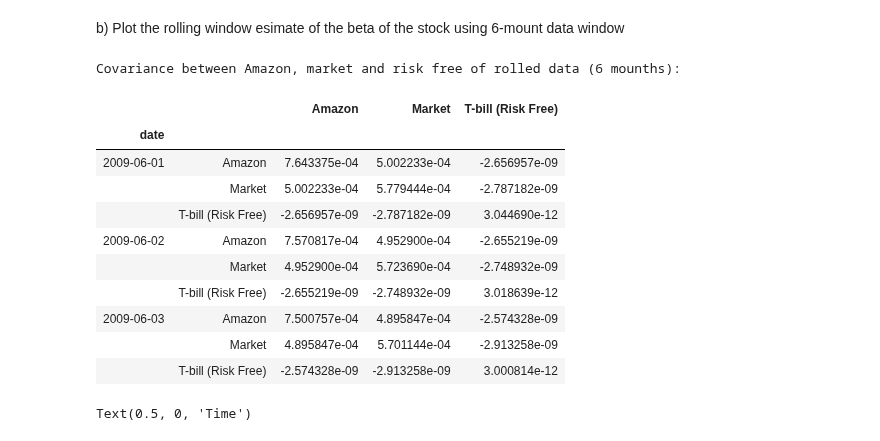
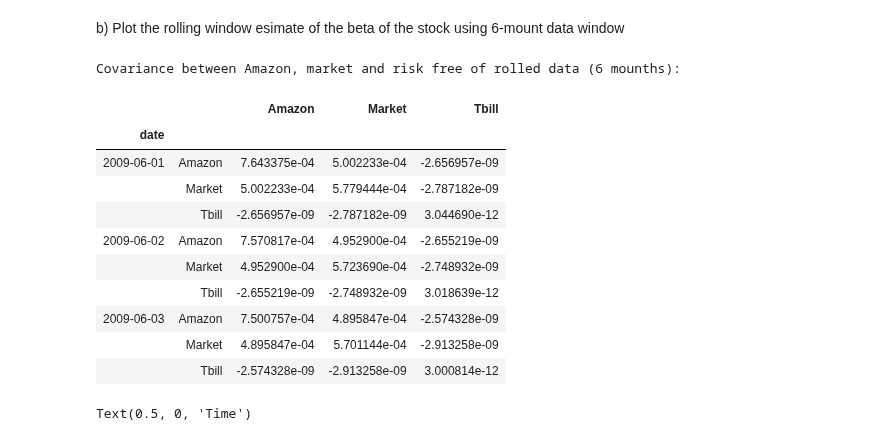
Before and after one commit to baohien97/EPFL-Investments, a Jupyter notebook: AS4/As4es2.ipynb, the cells around one changed output. Saved outputs shown, nothing was run; the diff lists cells and outputs as text; code cells hidden in the pictures.

```diff
--- a/AS4/As4es2.ipynb
+++ b/AS4/As4es2.ipynb
@@ -70,24 +70,24 @@ b) Plot the rolling window esimate of the beta of the stock using 6-mount data w
 # %%
 # Calculate rolling covariance:
 sixmounths_data = data.rolling('183D') # 183 days are half a year (6 mounths)
 cov_6m = sixmounths_data.cov() # covariance
-cov_6m = cov_6m_data.loc['2009-06-01':'2018-12-31'] # rename data
+cov_6m = cov_6m.loc['2009-06-01':'2018-12-31'] # rename data
 
 print('Covariance between Amazon, market and risk free of rolled data (6 mounths):')
 cov_6m.head(9)
 # %% [output]
 Covariance between Amazon, market and risk free of rolled data (6 mounths):
-|  |  | Amazon | Market | T-bill (Risk Free) |
+|  |  | Amazon | Market | Tbill |
 | date |  |  |  |  |
 | 2009-06-01 | Amazon | 7.643375e-04 | 5.002233e-04 | -2.656957e-09 |
 |  | Market | 5.002233e-04 | 5.779444e-04 | -2.787182e-09 |
-|  | T-bill (Risk Free) | -2.656957e-09 | -2.787182e-09 | 3.044690e-12 |
+|  | Tbill | -2.656957e-09 | -2.787182e-09 | 3.044690e-12 |
 | 2009-06-02 | Amazon | 7.570817e-04 | 4.952900e-04 | -2.655219e-09 |
 |  | Market | 4.952900e-04 | 5.723690e-04 | -2.748932e-09 |
-|  | T-bill (Risk Free) | -2.655219e-09 | -2.748932e-09 | 3.018639e-12 |
+|  | Tbill | -2.655219e-09 | -2.748932e-09 | 3.018639e-12 |
 | 2009-06-03 | Amazon | 7.500757e-04 | 4.895847e-04 | -2.574328e-09 |
 |  | Market | 4.895847e-04 | 5.701144e-04 | -2.913258e-09 |
-|  | T-bill (Risk Free) | -2.574328e-09 | -2.913258e-09 | 3.000814e-12 |
+|  | Tbill | -2.574328e-09 | -2.913258e-09 | 3.000814e-12 |
 # %%
 # Calculate the rolling beta
 
```
Also changed, not shown: parts of 7 cells of this notebook.
